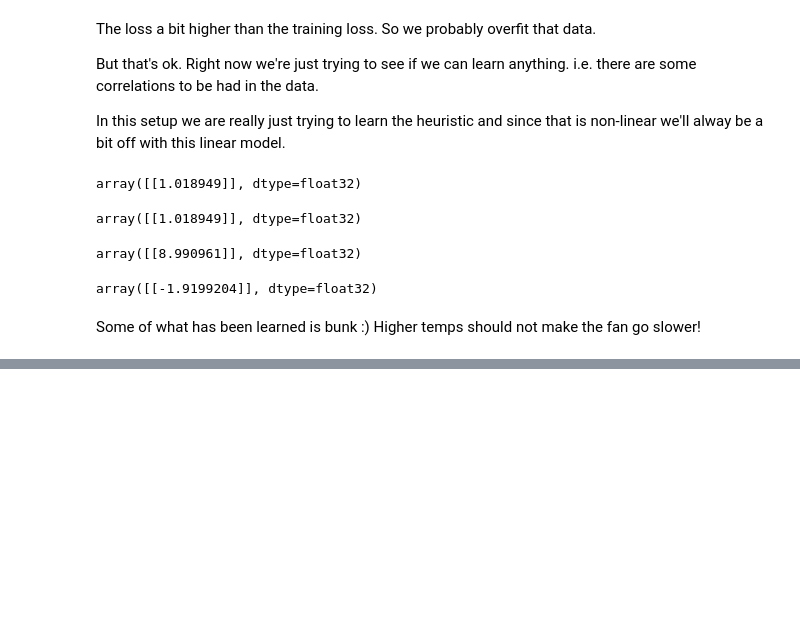
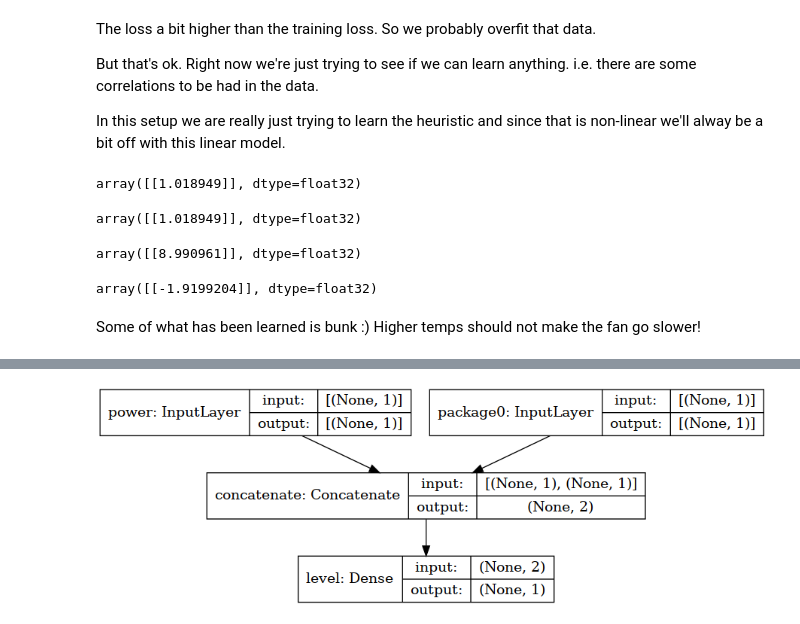
Before and after one commit to daniel-kristjansson/smart-fancontrol, a Jupyter notebook: features/Clean-data.ipynb, the cells around one changed output, grey strips where cells are left out. Drawn from its saved outputs; the diff is of its cells as text; code cells hidden in the pictures; blank space fills up the shorter version.

Commit message:
One temp probe model

```diff
--- a/features/Clean-data.ipynb
+++ b/features/Clean-data.ipynb
@@ -312,0 +300,18 @@ Some of what has been learned is bunk :) Higher temps should not make the fan go
+# %%
+temp_input = Input(shape=(1,), name="package0")
+cpu_idle_input = Input(shape=(8,), name="cpu_idle")
+power_input = Input(shape=(1,), name="power")
+fan_input = Input(shape=(1,), name="fan_rpm")
+all_input = [power_input , temp_input] #, cpu_idle_input, fan_input]
+
+x = layers.concatenate(all_input)
+
+fanlevel_output = Dense(1, name="level")(x)
+
+linear_model=keras.Model(inputs=all_input, outputs=[fanlevel_output])
+optimizer = keras.optimizers.Adam()#learning_rate=0.001)
+linear_model.compile(optimizer=optimizer, loss='msle', metrics=["mae"])
+
+keras.utils.plot_model(linear_model, "fewer_features.png", show_shapes=True)
+# %% [output]
+[figure, added]
```
Also changed, not shown: parts of 23 cells of this notebook, 2 other files.
